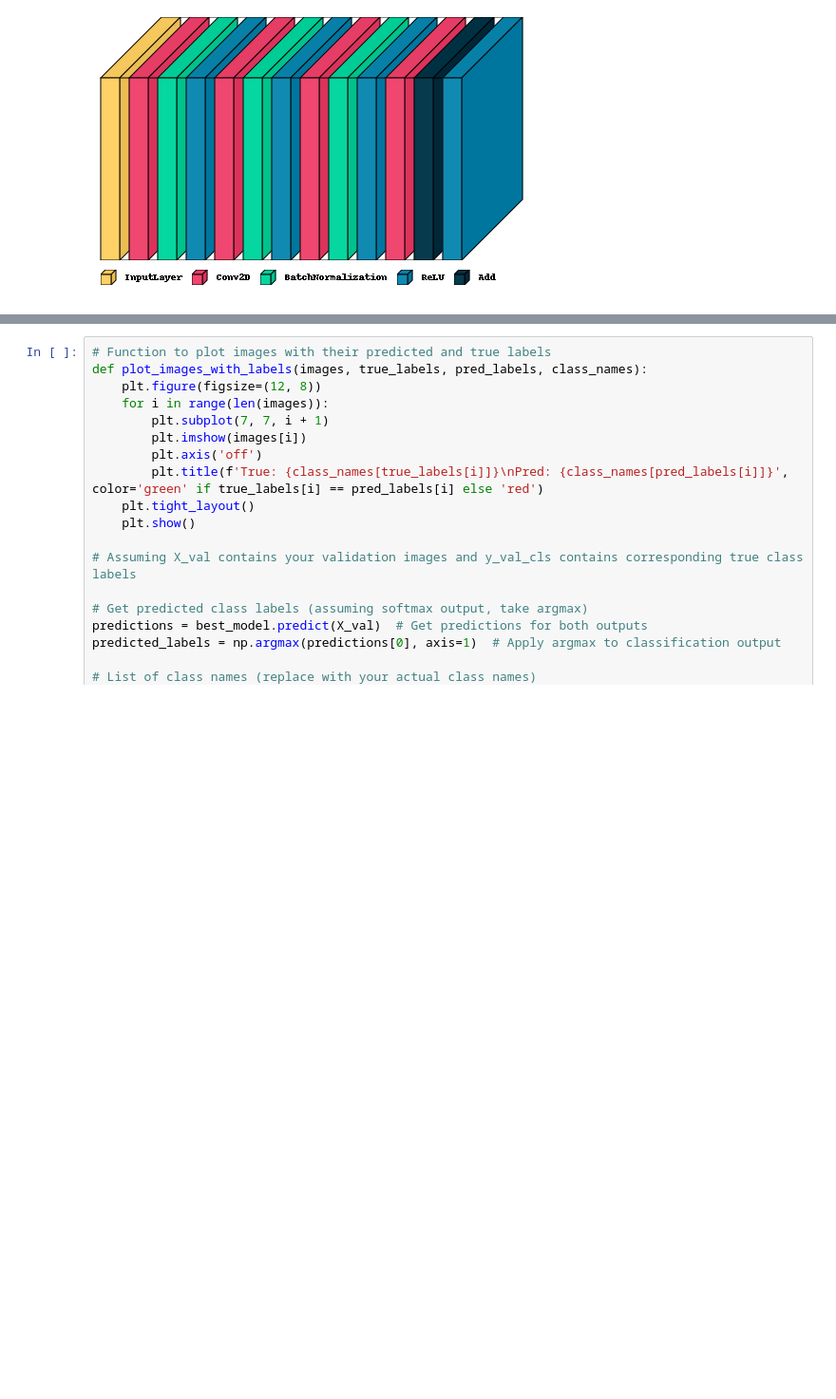
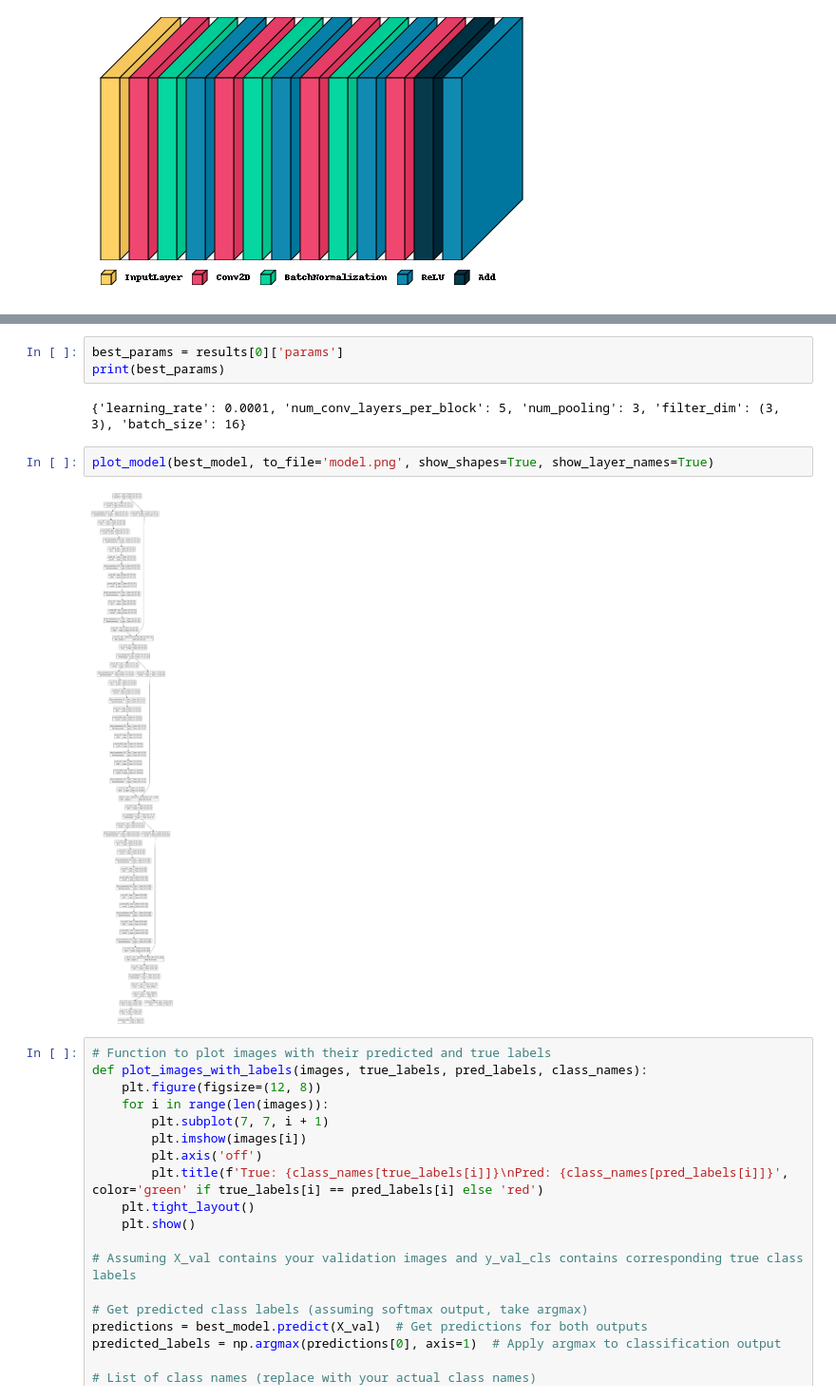
Before and after one commit to giovannimmiranda/DL-ImageClass, a Jupyter notebook: DL_20_06_Miranda.ipynb, the cells around one changed output, grey strips where cells are left out. Shown at 95% size. Drawn from its saved outputs; the diff is of its cells as text; blank space fills up the shorter version.

```diff
--- a/DL_20_06_Miranda.ipynb
+++ b/DL_20_06_Miranda.ipynb
@@ -356,3 +349,12 @@ Accuracy: 0.3514, F1 Score: 0.2659, MSE: 30.0013
+# %%
+best_params = results[0]['params']
+print(best_params)
+# %% [output]
+{'learning_rate': 0.0001, 'num_conv_layers_per_block': 5, 'num_pooling': 3, 'filter_dim': (3, 3), 'batch_size': 16}
+# %%
+plot_model(best_model, to_file='model.png', show_shapes=True, show_layer_names=True)
+# %% [output]
+[figure, added]
 # %%
 # Function to plot images with their predicted and true labels
 def plot_images_with_labels(images, true_labels, pred_labels, class_names):
```
Also changed, not shown: parts of 10 cells of this notebook.
